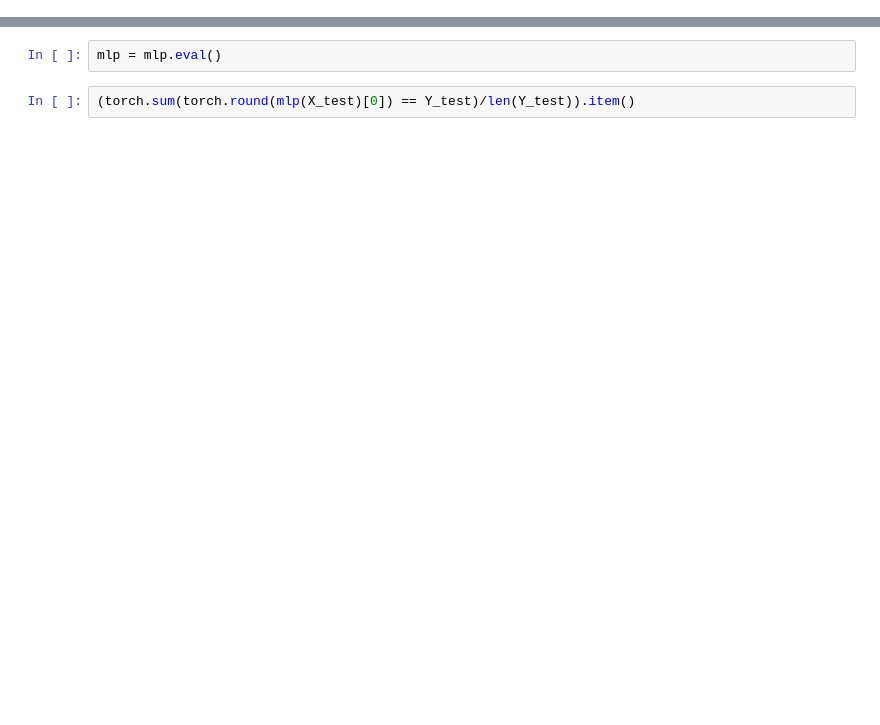
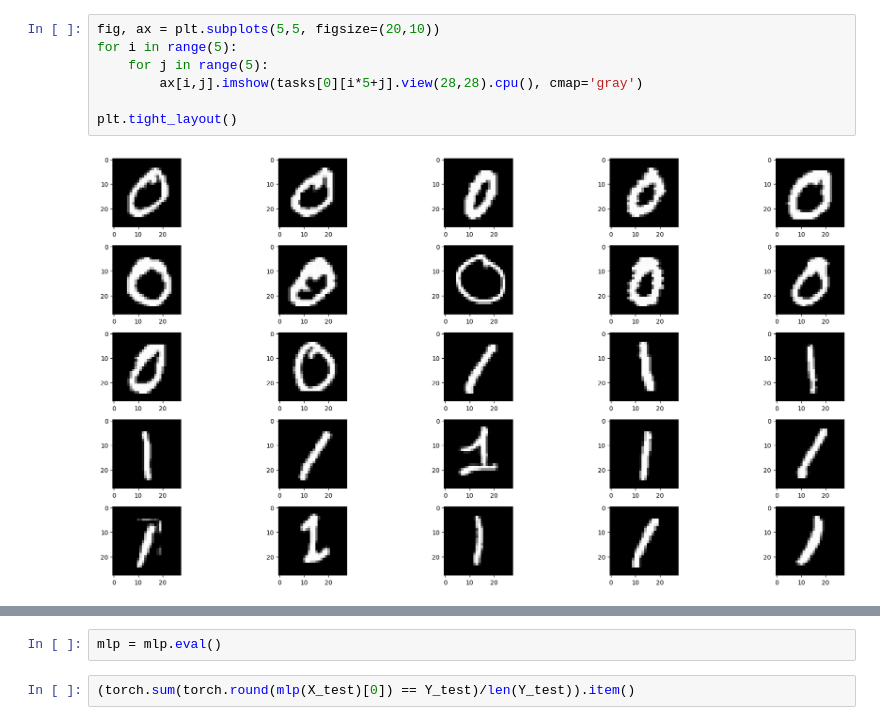
Before and after one commit to alessandrobreccia99/Infinite_width_Continual_Learning, a Jupyter notebook: DMFT.ipynb, the cells around one changed output, grey strips where cells are left out. Saved outputs shown, nothing was run; the diff lists cells and outputs as text; blank space fills up the shorter version.

```diff
--- a/DMFT.ipynb
+++ b/DMFT.ipynb
@@ -259,0 +273,9 @@ Finished Training task0, train loss: 0.0002663774415850639
+# %%
+fig, ax = plt.subplots(5,5, figsize=(20,10))
+for i in range(5):
+    for j in range(5):
+        ax[i,j].imshow(tasks[0][i*5+j].view(28,28).cpu(), cmap='gray')
+
+plt.tight_layout()
+# %% [output]
+[figure, added]
```
Also changed, not shown: parts of 37 cells of this notebook, 1 other file.
